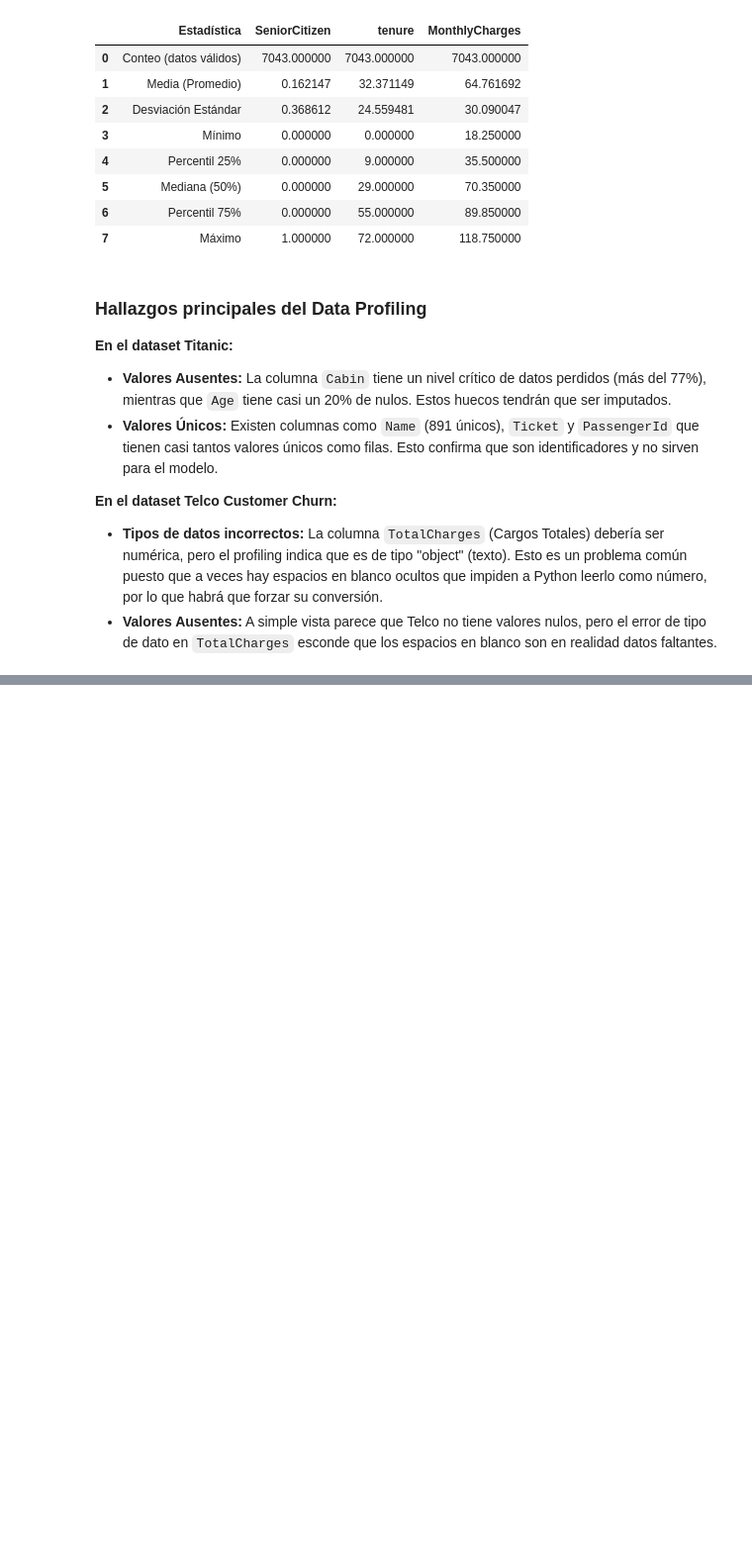
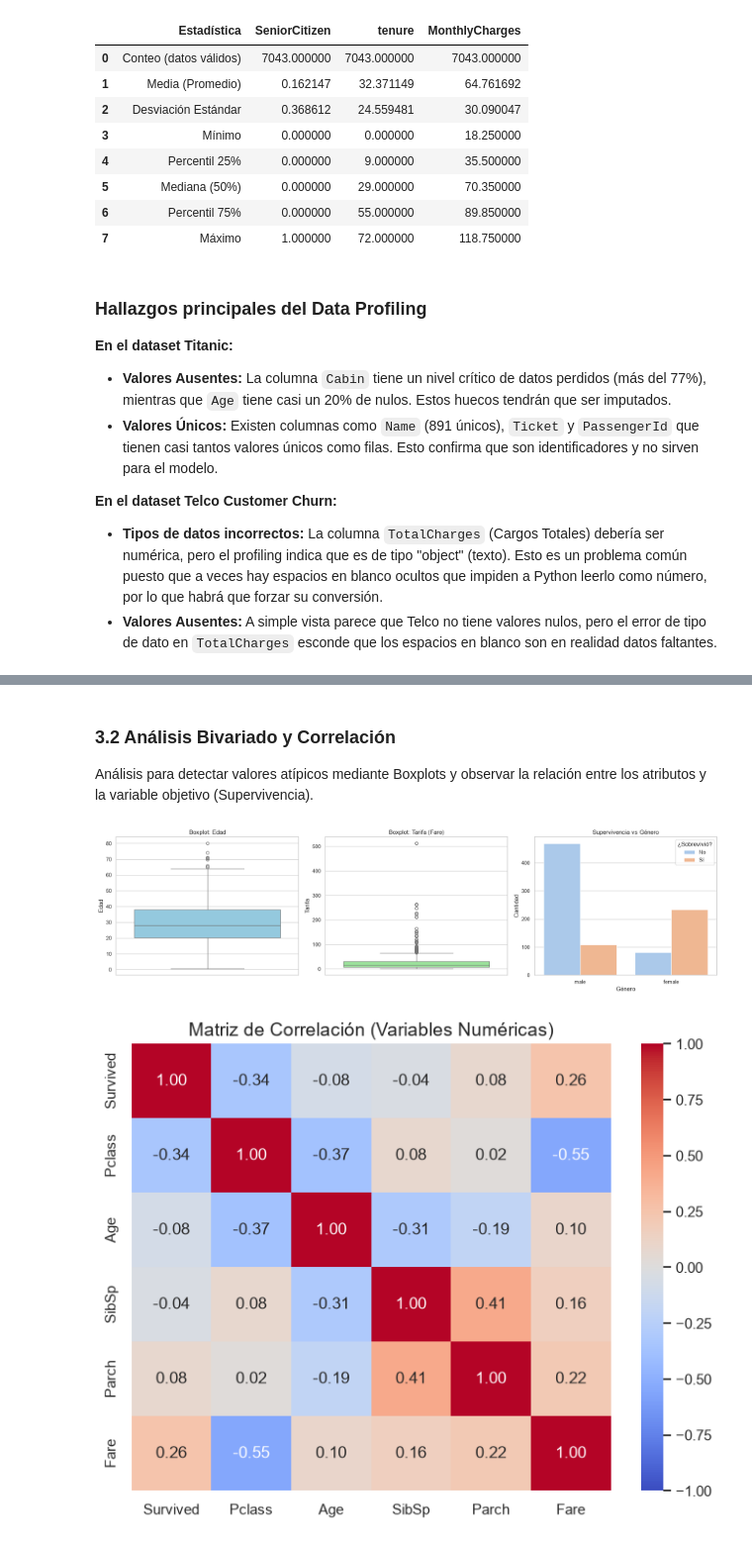
Before and after one commit to IanRey692/IA, a Jupyter notebook: P2/notebooks/EDA_Limpieza.ipynb, the cells around one changed output, grey strips where cells are left out. Shown at 99% size. Saved outputs shown, nothing was run; the diff lists cells and outputs as text; code cells hidden in the pictures; blank space fills up the shorter version.

```diff
--- a/P2/notebooks/EDA_Limpieza.ipynb
+++ b/P2/notebooks/EDA_Limpieza.ipynb
@@ -146,0 +199,40 @@ Estadísticas de variables numéricas
+# %% [markdown]
+### 3.2 Análisis Bivariado y Correlación
+Análisis para detectar valores atípicos mediante Boxplots y observar la relación entre los atributos y la variable objetivo (Supervivencia).
+# %%
+# Figura con 3 espacios para Boxplots y Relación Objetivo
+fig, ax = plt.subplots(1, 3, figsize=(18, 5))
+
+# 1. Boxplot de la Edad
+sns.boxplot(y='Age', data=df_titanic, ax=ax[0], color='skyblue')
+ax[0].set_title('Boxplot: Edad')
+ax[0].set_ylabel('Edad')
+
+# 2. Boxplot de la Tarifa (Fare)
+sns.boxplot(y='Fare', data=df_titanic, ax=ax[1], color='lightgreen')
+ax[1].set_title('Boxplot: Tarifa (Fare)')
+ax[1].set_ylabel('Tarifa')
+
+# 3. Relación Atributo-Objetivo (Supervivencia vs Género)
+sns.countplot(x='Sex', hue='Survived', data=df_titanic, ax=ax[2], palette='pastel')
+ax[2].set_title('Supervivencia vs Género')
+ax[2].set_xlabel('Género')
+ax[2].set_ylabel('Cantidad')
+ax[2].legend(title='¿Sobrevivió?', labels=['No', 'Sí'])
+
+plt.tight_layout()
+plt.show()
+
+# 4. Matriz de Correlación
+plt.figure(figsize=(8, 6))
+# Seleccionar solo variables numéricas para la correlación
+cols_numericas = df_titanic.select_dtypes(include=['float64', 'int64']).columns
+# Calcular correlación (excluyendo el PassengerId)
+matriz_corr = df_titanic[cols_numericas].drop('PassengerId', axis=1, errors='ignore').corr()
+
+sns.heatmap(matriz_corr, annot=True, cmap='coolwarm', fmt=".2f", vmin=-1, vmax=1)
+plt.title('Matriz de Correlación (Variables Numéricas)', fontsize=14)
+plt.show()
+# %% [output]
+[figure, added]
+[figure, added]
```
Also changed, not shown: parts of 3 cells of this notebook.
